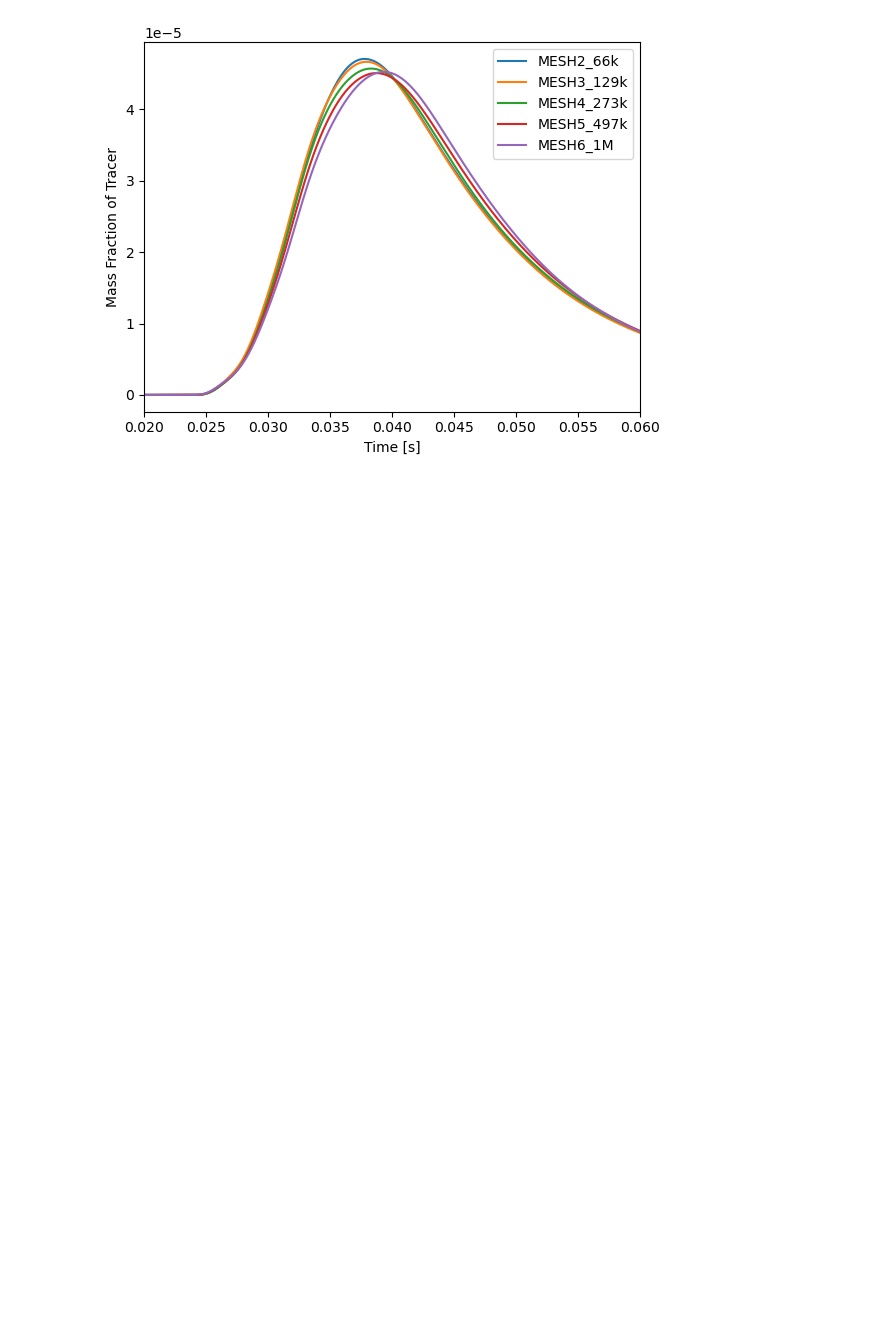
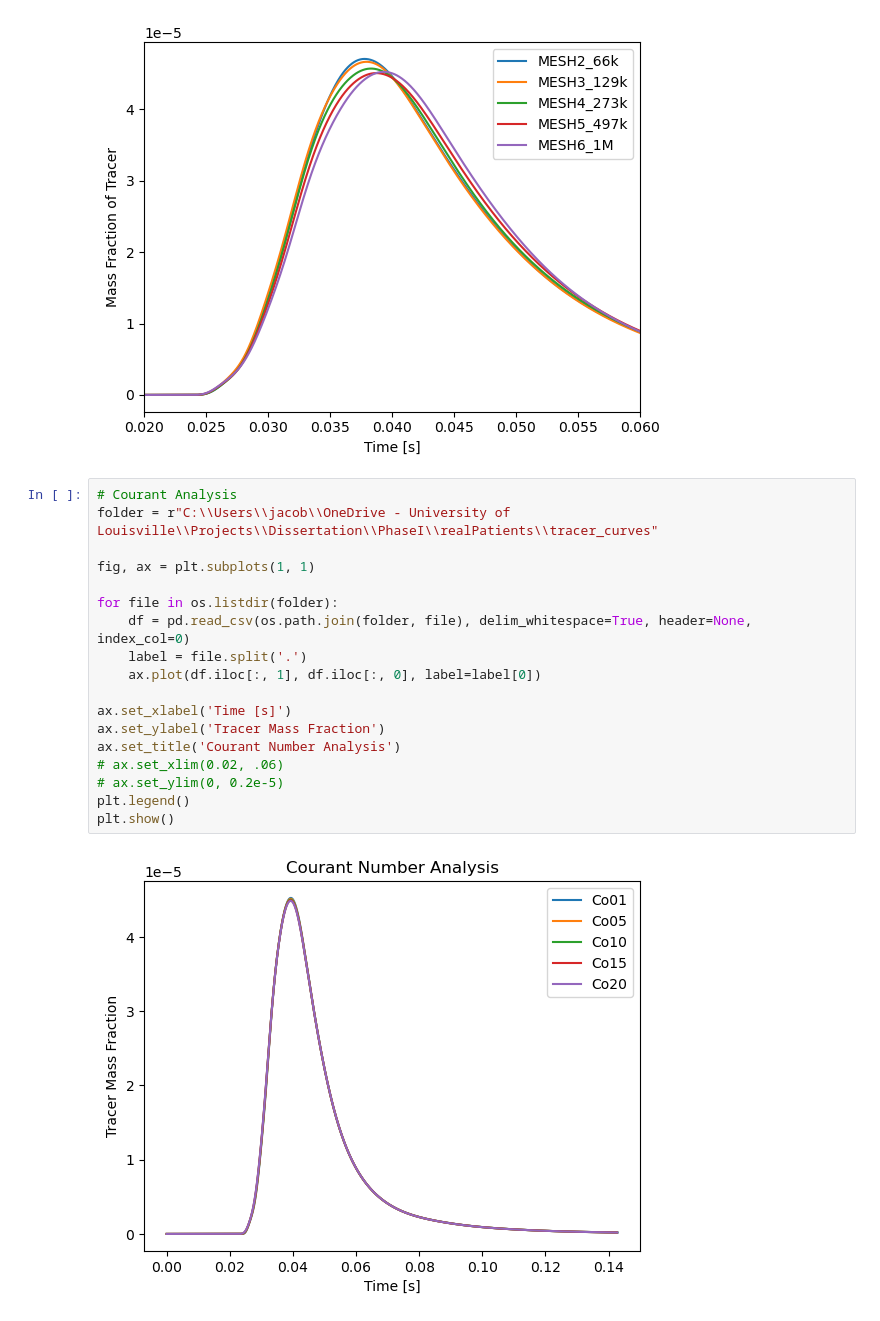
Before and after one commit to matmulmiller/TRANSONIC, a Jupyter notebook: notebooks/patient_msh_indp.ipynb, the cells around one changed output. Cells and saved outputs as stored; diff of their text form; blank space fills up the shorter version.

```diff
--- a/notebooks/patient_msh_indp.ipynb
+++ b/notebooks/patient_msh_indp.ipynb
@@ -29,3 +29,23 @@ plt.xlim(0.02, 0.06)
 plt.show()
 # %% [output]
 [figure]
+# %%
+# Courant Analysis
+folder = r"C:\\Users\\jacob\\OneDrive - University of Louisville\\Projects\\Dissertation\\PhaseI\\realPatients\\tracer_curves"
+
+fig, ax = plt.subplots(1, 1)
+
+for file in os.listdir(folder):
+    df = pd.read_csv(os.path.join(folder, file), delim_whitespace=True, header=None, index_col=0)
+    label = file.split('.')
+    ax.plot(df.iloc[:, 1], df.iloc[:, 0], label=label[0])
+
+ax.set_xlabel('Time [s]')
+ax.set_ylabel('Tracer Mass Fraction')
+ax.set_title('Courant Number Analysis')
+# ax.set_xlim(0.02, .06)
+# ax.set_ylim(0, 0.2e-5)
+plt.legend()
+plt.show()
+# %% [output]
+[figure, added]
```
Also changed, not shown: 1 other file.
